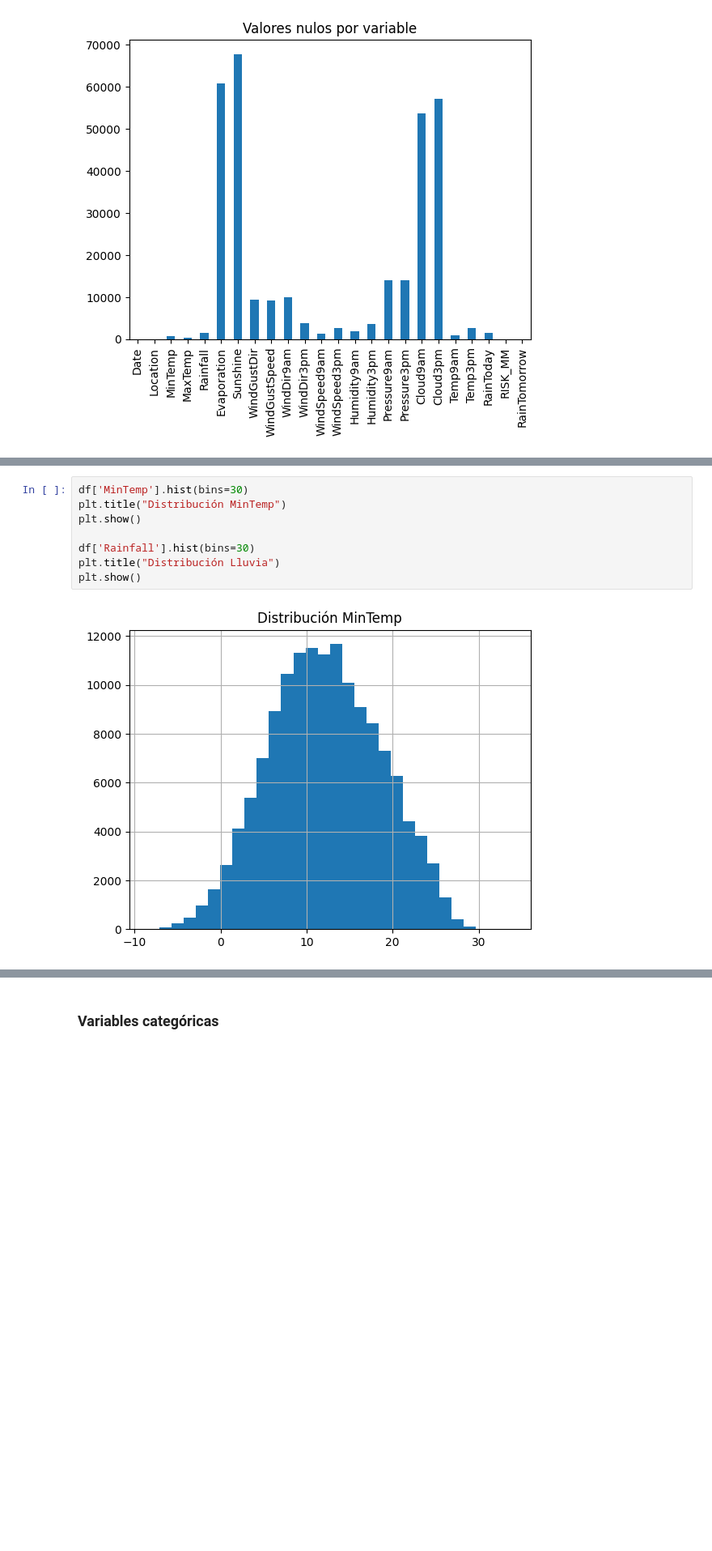
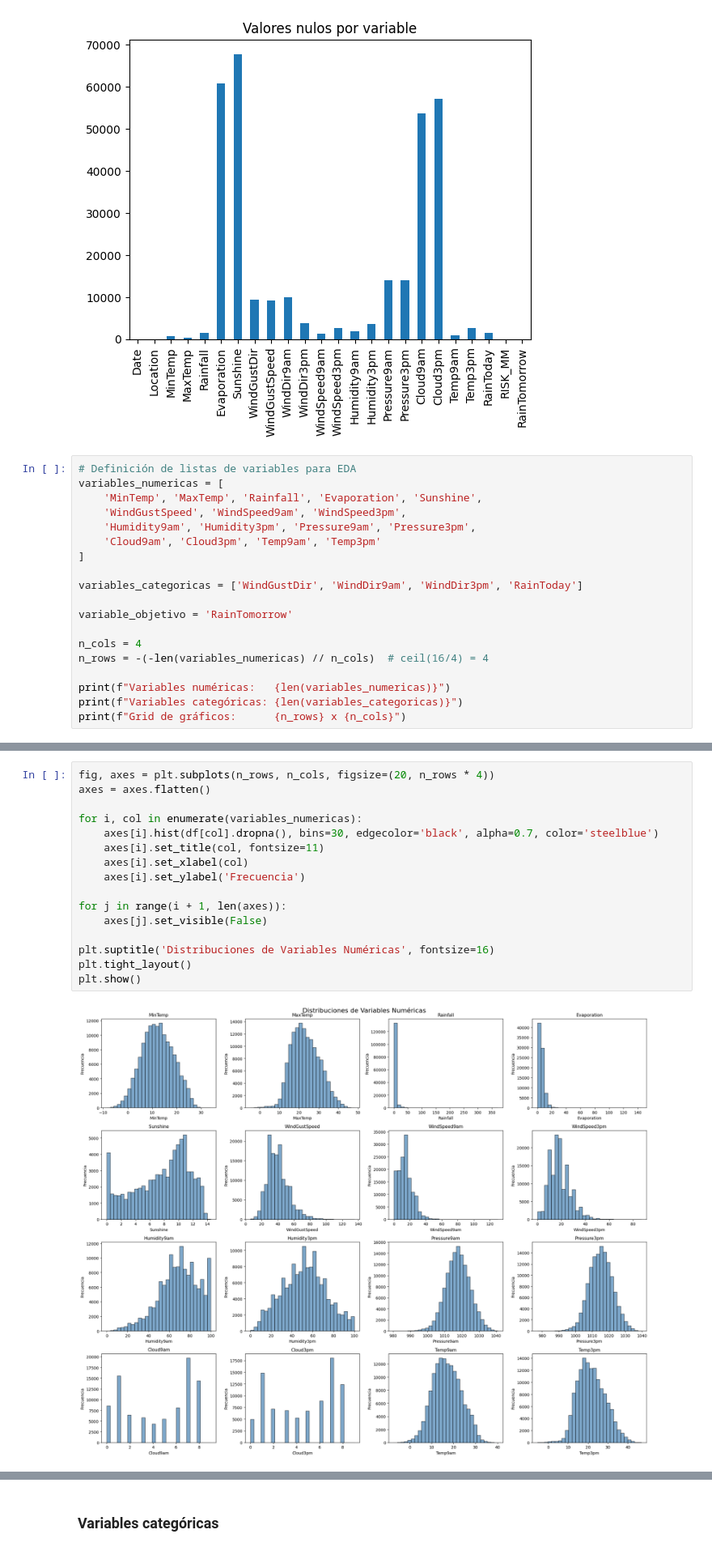
Before and after one commit to Eduloco420/InformeMineriaDeDatos, a Jupyter notebook: informe.ipynb, the cells around one changed output, grey strips where cells are left out. Shown at 81% size. Cells and saved outputs as stored; diff of their text form; blank space fills up the shorter version.

```diff
--- a/informe.ipynb
+++ b/informe.ipynb
@@ -103,3 +167,22 @@ plt.xticks(rotation=90)
 plt.show()
 # %% [output]
 [figure]
+# %%
+# Definición de listas de variables para EDA
+variables_numericas = [
+    'MinTemp', 'MaxTemp', 'Rainfall', 'Evaporation', 'Sunshine',
+    'WindGustSpeed', 'WindSpeed9am', 'WindSpeed3pm',
+    'Humidity9am', 'Humidity3pm', 'Pressure9am', 'Pressure3pm',
+    'Cloud9am', 'Cloud3pm', 'Temp9am', 'Temp3pm'
+]
+
+variables_categoricas = ['WindGustDir', 'WindDir9am', 'WindDir3pm', 'RainToday']
+
+variable_objetivo = 'RainTomorrow'
+
+n_cols = 4
+n_rows = -(-len(variables_numericas) // n_cols)  # ceil(16/4) = 4
+
+print(f"Variables numéricas:   {len(variables_numericas)}")
+print(f"Variables categóricas: {len(variables_categoricas)}")
+print(f"Grid de gráficos:      {n_rows} x {n_cols}")
@@ -108,10 +197,18 @@ plt.show()
 # %%
-df['MinTemp'].hist(bins=30)
-plt.title("Distribución MinTemp")
+fig, axes = plt.subplots(n_rows, n_cols, figsize=(20, n_rows * 4))
+axes = axes.flatten()
+
+for i, col in enumerate(variables_numericas):
+    axes[i].hist(df[col].dropna(), bins=30, edgecolor='black', alpha=0.7, color='steelblue')
+    axes[i].set_title(col, fontsize=11)
+    axes[i].set_xlabel(col)
+    axes[i].set_ylabel('Frecuencia')
+
+for j in range(i + 1, len(axes)):
+    axes[j].set_visible(False)
+
+plt.suptitle('Distribuciones de Variables Numéricas', fontsize=16)
+plt.tight_layout()
 plt.show()
-
-df['Rainfall'].hist(bins=30)
-plt.title("Distribución Lluvia")
-plt.show()
 # %% [output]
-[figure, old version]
+[figure, new version]
```
Also changed, not shown: parts of 20 cells of this notebook.
